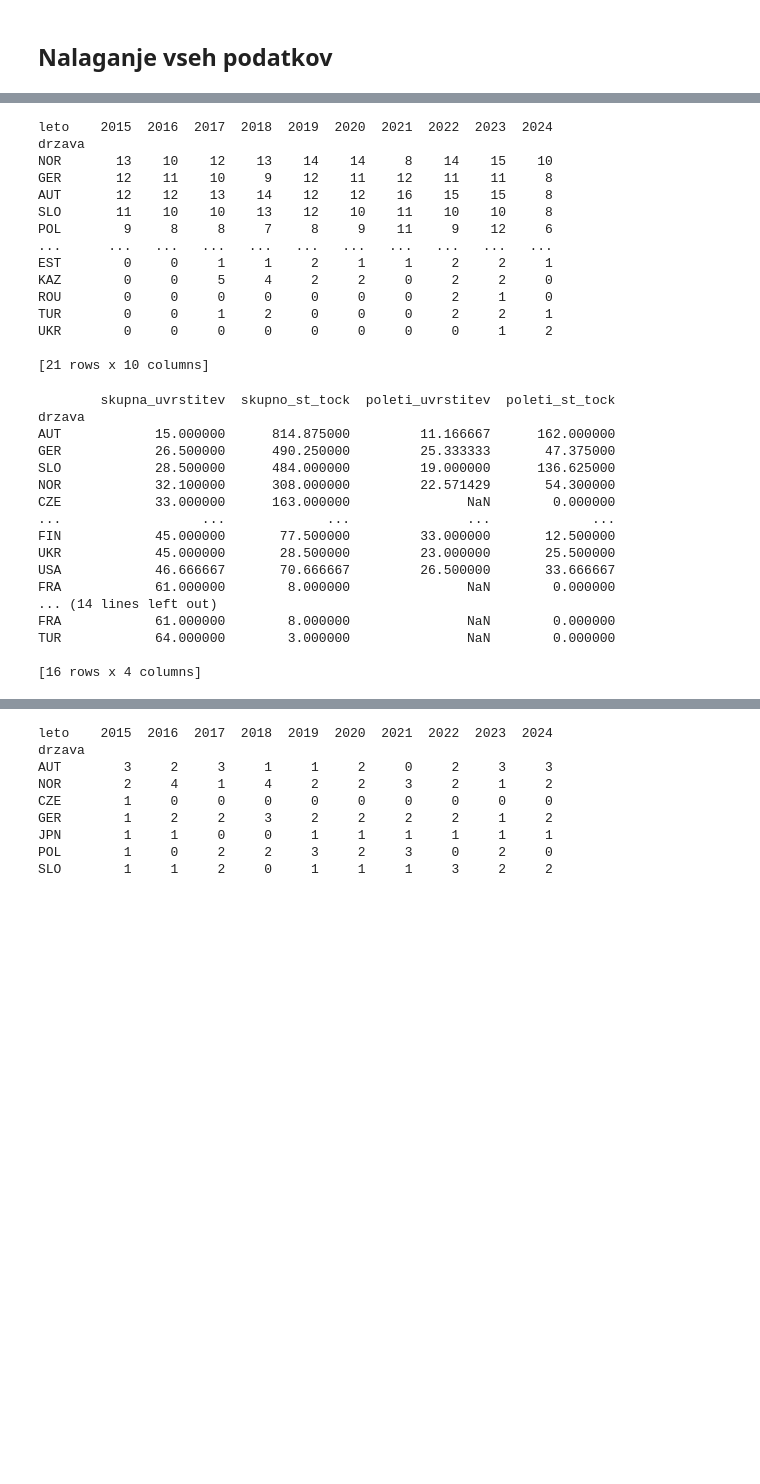
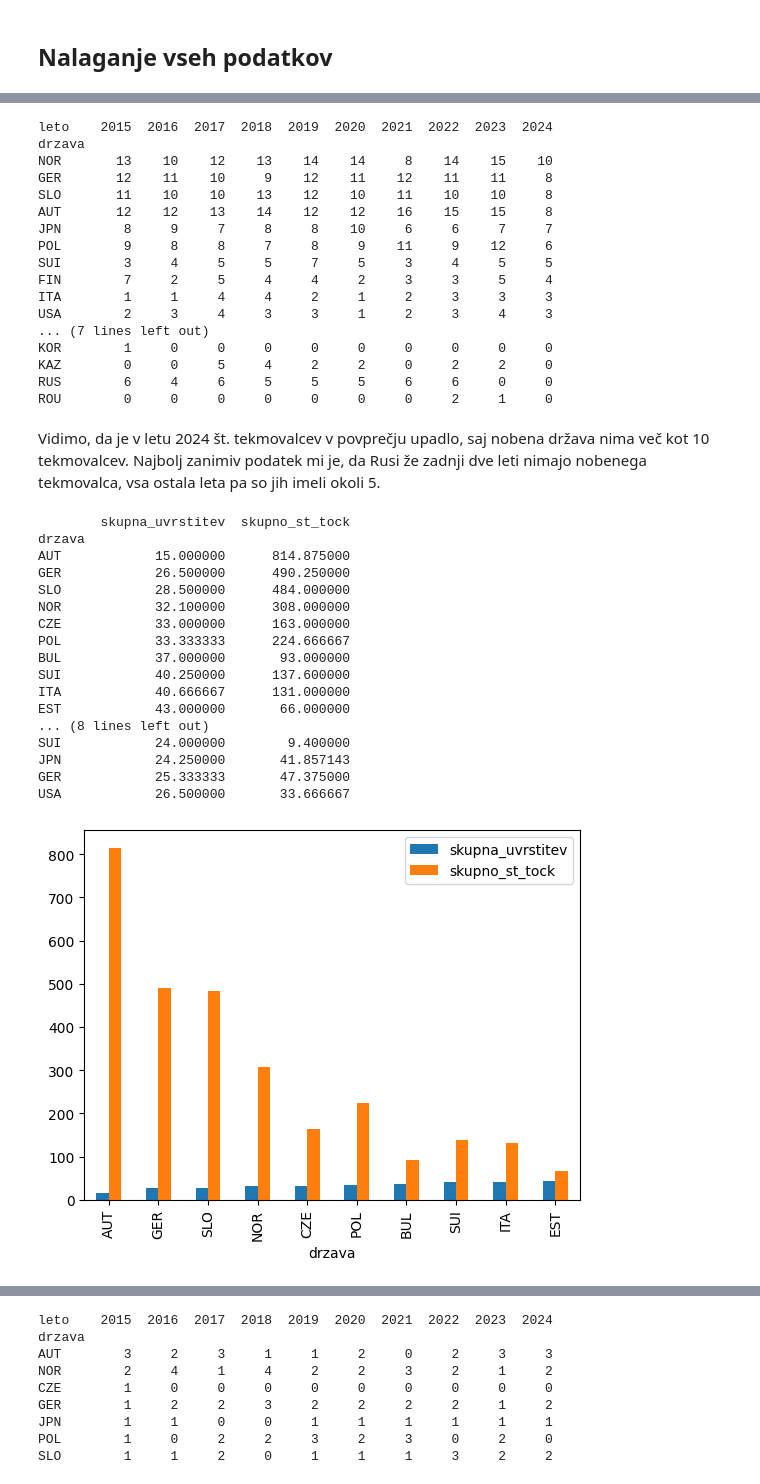
Before and after one commit to majakosmrlj/Smu-arski_skoki_projektna_naloga, a Jupyter notebook: analiza_smucarskih_skakalcev.ipynb, the cells around one changed output, grey strips where cells are left out. Saved outputs shown, nothing was run; the diff lists cells and outputs as text; code cells hidden in the pictures; blank space fills up the shorter version.

```diff
--- a/analiza_smucarskih_skakalcev.ipynb
+++ b/analiza_smucarskih_skakalcev.ipynb
@@ -43,48 +43,57 @@ print(uredi)
 prestej_tekmovalce = world_cup.groupby(['leto', 'drzava']).size().reset_index(name='st_tekmovalcev')
 pivot_tabela = prestej_tekmovalce.pivot(index='drzava', columns='leto', values='st_tekmovalcev')
 pivot_tabela_brez_nan = pivot_tabela.fillna(0).astype(int) #da ni v tabeli NaN ampak je 0
-pivot_tabela_preurejeno = pivot_tabela_brez_nan.sort_values(by=2015, ascending=False) #da imam v padajočem vrstnem letu glede na 2024
+pivot_tabela_preurejeno = pivot_tabela_brez_nan.sort_values(by=2024, ascending=False) #da imam v padajočem vrstnem letu glede na 2024
 print(pivot_tabela_preurejeno)
 # %% [output]
 leto    2015  2016  2017  2018  2019  2020  2021  2022  2023  2024
 drzava
 NOR       13    10    12    13    14    14     8    14    15    10
 GER       12    11    10     9    12    11    12    11    11     8
+SLO       11    10    10    13    12    10    11    10    10     8
 AUT       12    12    13    14    12    12    16    15    15     8
-SLO       11    10    10    13    12    10    11    10    10     8
+JPN        8     9     7     8     8    10     6     6     7     7
 POL        9     8     8     7     8     9    11     9    12     6
-...      ...   ...   ...   ...   ...   ...   ...   ...   ...   ...
-EST        0     0     1     1     2     1     1     2     2     1
+SUI        3     4     5     5     7     5     3     4     5     5
+FIN        7     2     5     4     4     2     3     3     5     4
+ITA        1     1     4     4     2     1     2     3     3     3
+USA        2     3     4     3     3     1     2     3     4     3
+... (7 lines left out)
+KOR        1     0     0     0     0     0     0     0     0     0
 KAZ        0     0     5     4     2     2     0     2     2     0
+RUS        6     4     6     5     5     5     6     6     0     0
 ROU        0     0     0     0     0     0     0     2     1     0
-TUR        0     0     1     2     0     0     0     2     2     1
-UKR        0     0     0     0     0     0     0     0     1     2
-
-[21 rows x 10 columns]
+# %% [markdown]
+Vidimo, da je v letu 2024 št. tekmovalcev v povprečju upadlo, saj nobena država nima več kot 10 tekmovalcev. Najbolj zanimiv podatek mi je, da Rusi že zadnji dve leti nimajo nobenega tekmovalca, vsa ostala leta pa so jih imeli okoli 5.
 # %%
+#S to funkcijo sem pogledala kakšne so bile povprečne uvrstitve v skupnem seštevku in seštevku smucarskih poletov za posamezno državo v 2024
 world_cup_2024 = world_cup[world_cup['leto'] == 2024]
 povprecja_2024 = world_cup_2024.groupby('drzava').mean(numeric_only= True)
-samo_zeljene_vrednosti = povprecja_2024[['skupna_uvrstitev', 'skupno_st_tock', 'poleti_uvrstitev', 'poleti_st_tock']]
+samo_zeljene_vrednosti = povprecja_2024[['skupna_uvrstitev', 'skupno_st_tock']]
 urejeno_skupno_2024 = samo_zeljene_vrednosti.sort_values(by='skupna_uvrstitev', ascending=True)
-print(urejeno_skupno_2024)
+print(urejeno_skupno_2024.head(10))
+urejeno_skupno_2024.head(10).plot.bar()
 
-urejeno_poleti_2024 = samo_zeljene_vrednosti.sort_values(by='poleti_uvrstitev', ascending=True)
-print(urejeno_poleti_2024)
+#za smucarske polete
+samo_za_polete = povprecja_2024[['poleti_uvrstitev', 'poleti_st_tock']]
+urejeno_polete_2024 = samo_za_polete.sort_values(by='poleti_uvrstitev', ascending=True)
+print(urejeno_polete_2024.head(10))
 # %% [output]
-        skupna_uvrstitev  skupno_st_tock  poleti_uvrstitev  poleti_st_tock
+        skupna_uvrstitev  skupno_st_tock
 drzava
-AUT            15.000000      814.875000         11.166667      162.000000
-GER            26.500000      490.250000         25.333333       47.375000
-SLO            28.500000      484.000000         19.000000      136.625000
-NOR            32.100000      308.000000         22.571429       54.300000
-CZE            33.000000      163.000000               NaN        0.000000
-...                  ...             ...               ...             ...
-FIN            45.000000       77.500000         33.000000       12.500000
-UKR            45.000000       28.500000         23.000000       25.500000
-USA            46.666667       70.666667         26.500000       33.666667
-FRA            61.000000        8.000000               NaN        0.000000
-... (14 lines left out)
-FRA            61.000000        8.000000               NaN        0.000000
-TUR            64.000000        3.000000               NaN        0.000000
-
-[16 rows x 4 columns]
+AUT            15.000000      814.875000
+GER            26.500000      490.250000
+SLO            28.500000      484.000000
+NOR            32.100000      308.000000
+CZE            33.000000      163.000000
+POL            33.333333      224.666667
+BUL            37.000000       93.000000
+SUI            40.250000      137.600000
+ITA            40.666667      131.000000
+EST            43.000000       66.000000
+... (8 lines left out)
+SUI            24.000000        9.400000
+JPN            24.250000       41.857143
+GER            25.333333       47.375000
+USA            26.500000       33.666667
+[figure, added]
```
Also changed, not shown: parts of 28 cells of this notebook.
